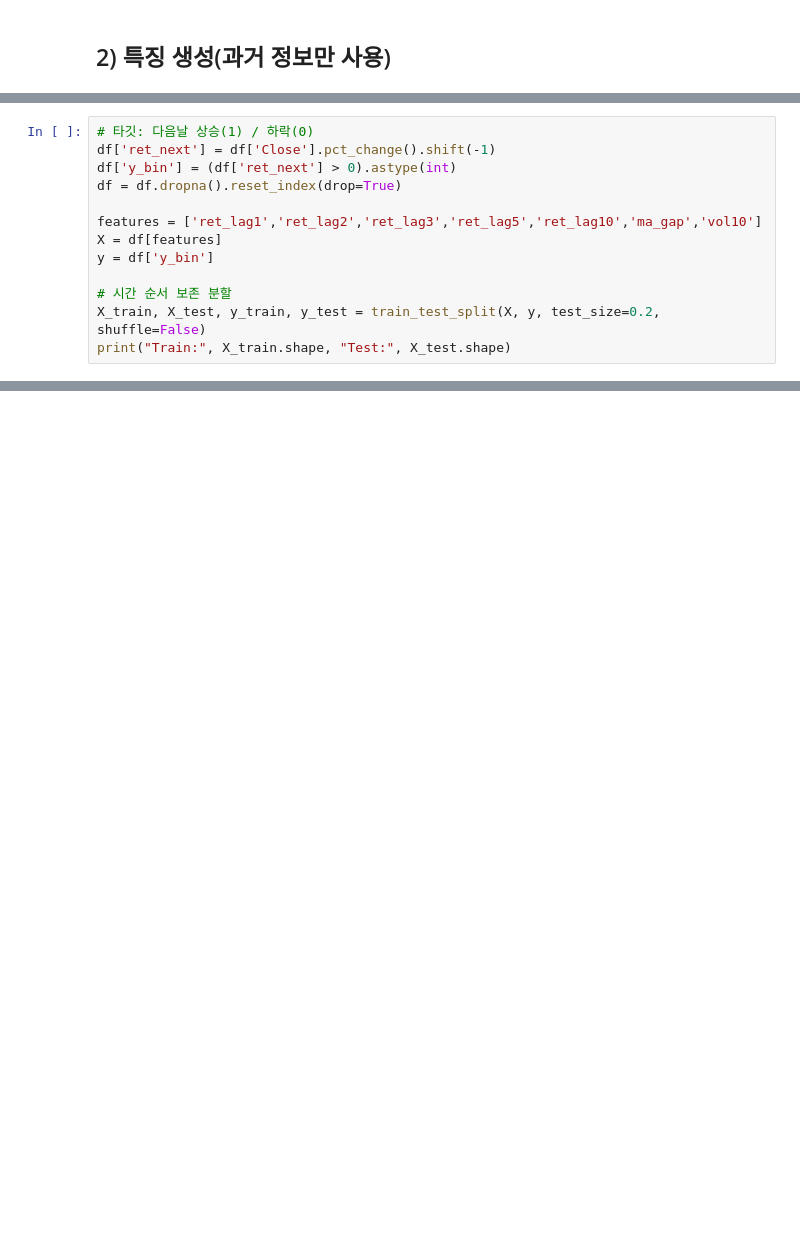
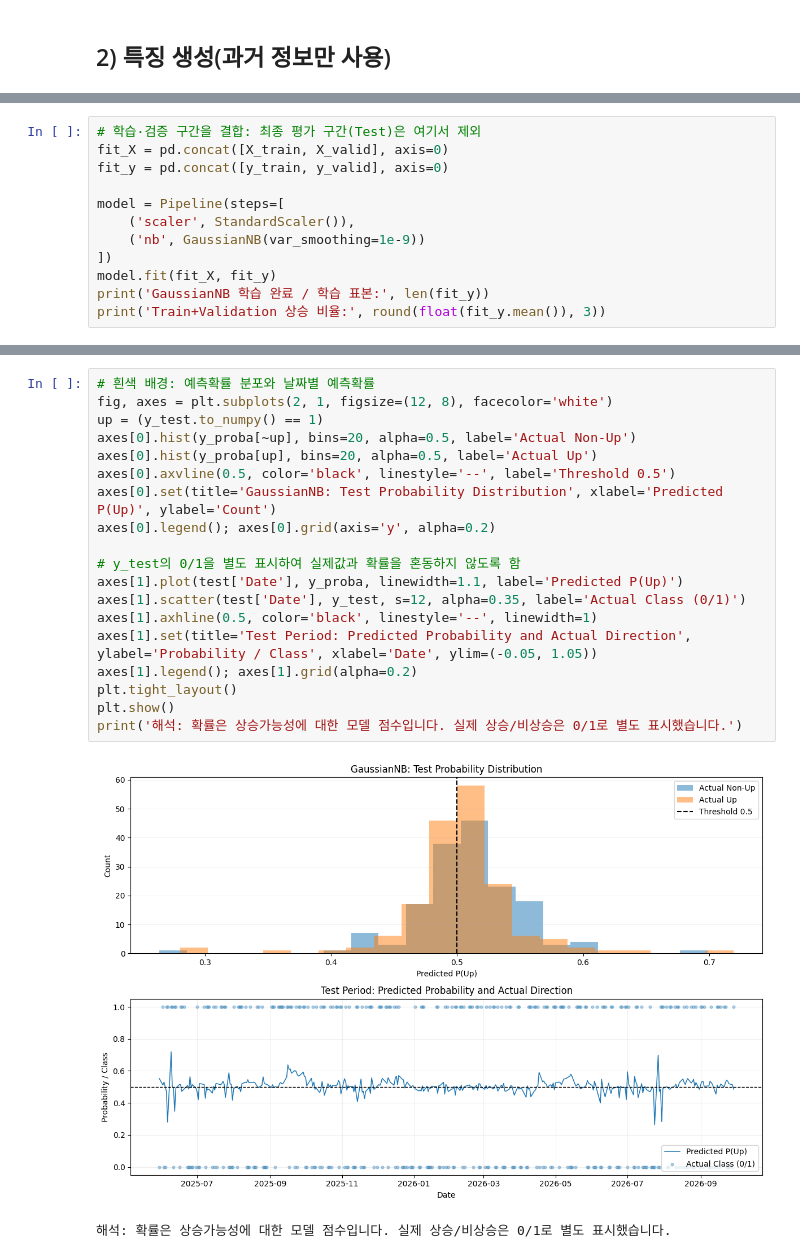
Before and after one commit to nhjung-phd/TimeSeriesAnalysis, a Jupyter notebook: notebooks/19_NaiveBayes_Classification.ipynb, the cells around one changed output, grey strips where cells are left out. Cells and saved outputs as stored; diff of their text form; blank space fills up the shorter version.

```diff
--- a/notebooks/19_NaiveBayes_Classification.ipynb
+++ b/notebooks/19_NaiveBayes_Classification.ipynb
@@ -103,13 +135,0 @@ print('특징 생성 완료. 데이터 수:', len(df))
-# %%
-# 타깃: 다음날 상승(1) / 하락(0)
-df['ret_next'] = df['Close'].pct_change().shift(-1)
-df['y_bin'] = (df['ret_next'] > 0).astype(int)
-df = df.dropna().reset_index(drop=True)
-
-features = ['ret_lag1','ret_lag2','ret_lag3','ret_lag5','ret_lag10','ma_gap','vol10']
-X = df[features]
-y = df['y_bin']
-
-# 시간 순서 보존 분할
-X_train, X_test, y_train, y_test = train_test_split(X, y, test_size=0.2, shuffle=False)
-print("Train:", X_train.shape, "Test:", X_test.shape)
@@ -234,0 +178,12 @@ print('3. 현재 분포가 겹쳐 있다면, 과거 데이터만으로는 방향
+# %%
+# 학습·검증 구간을 결합: 최종 평가 구간(Test)은 여기서 제외
+fit_X = pd.concat([X_train, X_valid], axis=0)
+fit_y = pd.concat([y_train, y_valid], axis=0)
+
+model = Pipeline(steps=[
+    ('scaler', StandardScaler()),
+    ('nb', GaussianNB(var_smoothing=1e-9))
+])
+model.fit(fit_X, fit_y)
+print('GaussianNB 학습 완료 / 학습 표본:', len(fit_y))
+print('Train+Validation 상승 비율:', round(float(fit_y.mean()), 3))
@@ -234,0 +277,22 @@ print('3. 현재 분포가 겹쳐 있다면, 과거 데이터만으로는 방향
+# %%
+# 흰색 배경: 예측확률 분포와 날짜별 예측확률
+fig, axes = plt.subplots(2, 1, figsize=(12, 8), facecolor='white')
+up = (y_test.to_numpy() == 1)
+axes[0].hist(y_proba[~up], bins=20, alpha=0.5, label='Actual Non-Up')
+axes[0].hist(y_proba[up], bins=20, alpha=0.5, label='Actual Up')
+axes[0].axvline(0.5, color='black', linestyle='--', label='Threshold 0.5')
+axes[0].set(title='GaussianNB: Test Probability Distribution', xlabel='Predicted P(Up)', ylabel='Count')
+axes[0].legend(); axes[0].grid(axis='y', alpha=0.2)
+
+# y_test의 0/1을 별도 표시하여 실제값과 확률을 혼동하지 않도록 함
+axes[1].plot(test['Date'], y_proba, linewidth=1.1, label='Predicted P(Up)')
+axes[1].scatter(test['Date'], y_test, s=12, alpha=0.35, label='Actual Class (0/1)')
+axes[1].axhline(0.5, color='black', linestyle='--', linewidth=1)
+axes[1].set(title='Test Period: Predicted Probability and Actual Direction', ylabel='Probability / Class', xlabel='Date', ylim=(-0.05, 1.05))
+axes[1].legend(); axes[1].grid(alpha=0.2)
+plt.tight_layout()
+plt.show()
+print('해석: 확률은 상승가능성에 대한 모델 점수입니다. 실제 상승/비상승은 0/1로 별도 표시했습니다.')
+# %% [output]
+[figure, added]
+해석: 확률은 상승가능성에 대한 모델 점수입니다. 실제 상승/비상승은 0/1로 별도 표시했습니다.
```
Also changed, not shown: parts of 35 cells of this notebook.
